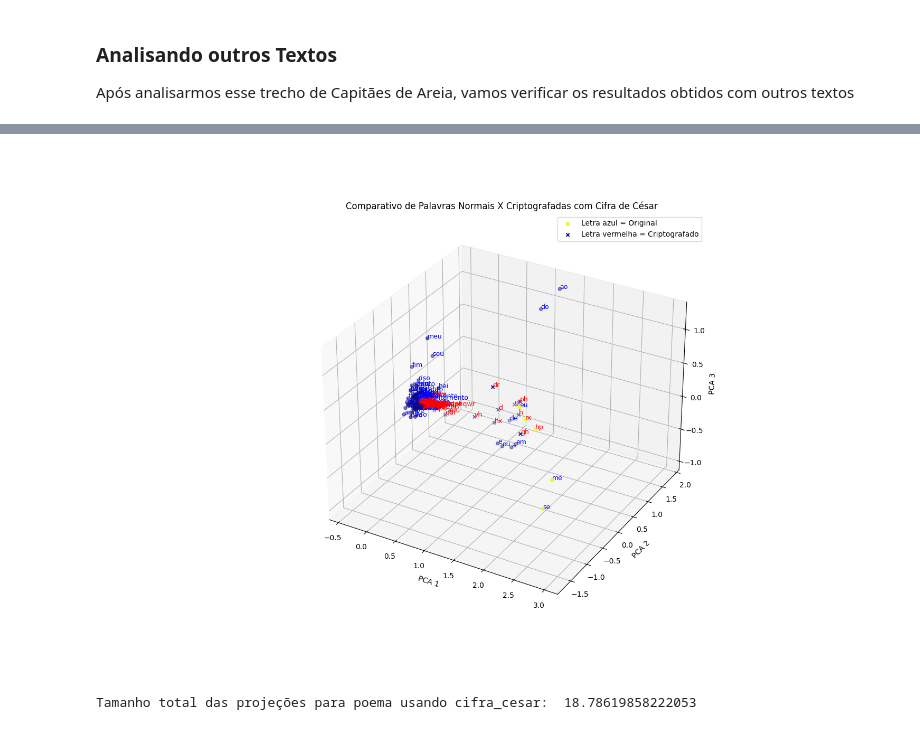
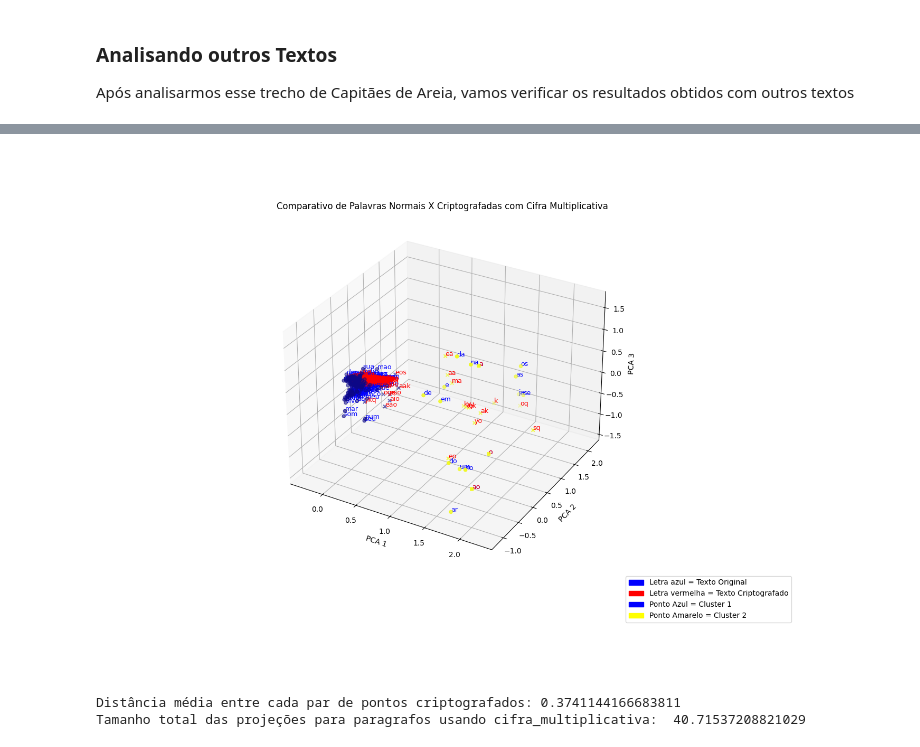
Before and after one commit to saitoi/projeto-final-cocada, a Jupyter notebook: Relatorio Final Cocada (1).ipynb, the cells around one changed output, grey strips where cells are left out. Cells and saved outputs as stored; diff of their text form; code cells hidden in the pictures.

```diff
--- a/Relatorio Final Cocada (1).ipynb
+++ b/Relatorio Final Cocada (1).ipynb
@@ -466,15 +459,30 @@ Tamanho total das projeções dos vetores criptografados no plano principal para
 # %%
 %matplotlib widget
 import fasttext
 from base_funcoes import *
 import numpy as np
 
-amostra = 'poema'
-metodo = 'cifra_cesar'
-deslocamento = 15
-titulo = 'Comparativo de Palavras Normais X Criptografadas com Cifra de César'
+amostra = 'paragrafos'
+metodo = 'cifra_multiplicativa'
+deslocamento = 10
+titulo = 'Comparativo de Palavras Normais X Criptografadas com Cifra Multiplicativa'
 
 vetores_reduzidos_originais, vetores_reduzidos_criptografados, tamanhos_projecoes = processamento_plotting(amostra=amostra, metodo=metodo, deslocamento=deslocamento, titulo=titulo)
 # %% [output]
-[figure, old version]
+[figure, new version]
-Tamanho total das projeções para poema usando cifra_cesar:  18.78619858222053
+# %%
+import numpy as np
+from scipy.spatial.distance import pdist, squareform
+
+# Calculando distância par a par dos vetores
+distancias = pdist(vetores_reduzidos_criptografados)
+
+# Determinando a distância média
+distancia_media = np.mean(distancias)
+
+print("Distância média entre cada par de pontos criptografados:", distancia_media)
+
+print(f'Tamanho total das projeções para {amostra} usando {metodo}: ', np.sum(tamanhos_projecoes))
+# %% [output]
+Distância média entre cada par de pontos criptografados: 0.3741144166683811
+Tamanho total das projeções para paragrafos usando cifra_multiplicativa:  40.71537208821029
```
Also changed, not shown: parts of 17 cells of this notebook, 17 other files.
